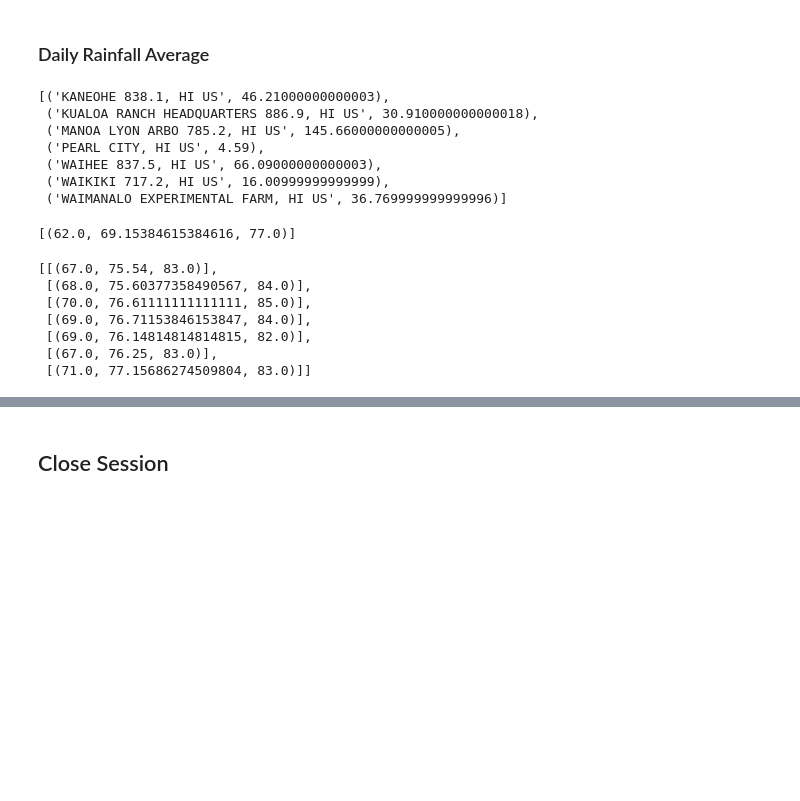
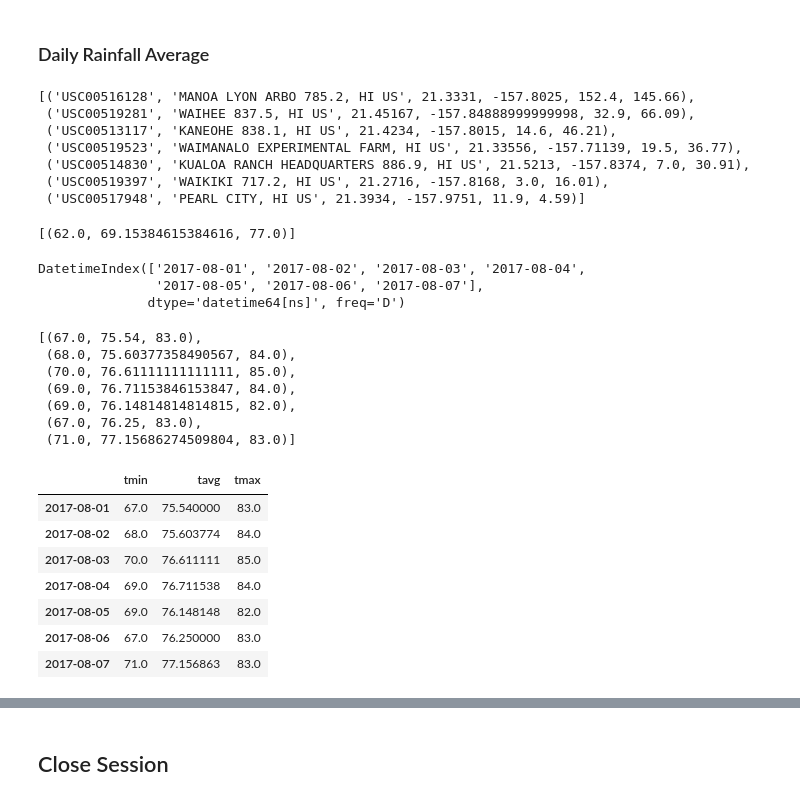
Before and after one commit to githotirado/sqlalchemy-challenge, a Jupyter notebook: temp_analysis_bonus_2_starter.ipynb, the cells around one changed output, grey strips where cells are left out. Saved outputs shown, nothing was run; the diff lists cells and outputs as text; code cells hidden in the pictures; blank space fills up the shorter version.

```diff
--- a/temp_analysis_bonus_2_starter.ipynb
+++ b/temp_analysis_bonus_2_starter.ipynb
@@ -86,21 +86,27 @@ plt.show()
 # Calculate the total amount of rainfall per weather station for your trip dates using the previous year's
 # matching dates.
 # Sort this in descending order by precipitation amount and list the station, name, latitude, longitude, and elevation
-(session.query(Station.name, func.sum(Measurement.prcp))
+(session.query(Station.station,
+               Station.name,
+               Station.latitude,
+               Station.longitude,
+               Station.elevation,
+               func.round(func.sum(Measurement.prcp), 2))
         .filter(Station.station == Measurement.station)
         .filter(Measurement.date >= year_start)
         .filter(Measurement.date <= year_end)
         .group_by(Measurement.station)
+        .order_by(func.sum(Measurement.prcp).desc())
         .all()
 )
 # %% [output]
-[('KANEOHE 838.1, HI US', 46.21000000000003),
- ('KUALOA RANCH HEADQUARTERS 886.9, HI US', 30.910000000000018),
- ('MANOA LYON ARBO 785.2, HI US', 145.66000000000005),
- ('PEARL CITY, HI US', 4.59),
- ('WAIHEE 837.5, HI US', 66.09000000000003),
- ('WAIKIKI 717.2, HI US', 16.00999999999999),
- ('WAIMANALO EXPERIMENTAL FARM, HI US', 36.769999999999996)]
+[('USC00516128', 'MANOA LYON ARBO 785.2, HI US', 21.3331, -157.8025, 152.4, 145.66),
+ ('USC00519281', 'WAIHEE 837.5, HI US', 21.45167, -157.84888999999998, 32.9, 66.09),
+ ('USC00513117', 'KANEOHE 838.1, HI US', 21.4234, -157.8015, 14.6, 46.21),
+ ('USC00519523', 'WAIMANALO EXPERIMENTAL FARM, HI US', 21.33556, -157.71139, 19.5, 36.77),
+ ('USC00514830', 'KUALOA RANCH HEADQUARTERS 886.9, HI US', 21.5213, -157.8374, 7.0, 30.91),
+ ('USC00519397', 'WAIKIKI 717.2, HI US', 21.2716, -157.8168, 3.0, 16.01),
+ ('USC00517948', 'PEARL CITY, HI US', 21.3934, -157.9751, 11.9, 4.59)]
 # %%
 # Use this function to calculate the daily normals
 # (i.e. the averages for tmin, tmax, and tavg for all historic data matching a specific month and day)
@@ -123,33 +129,49 @@ def daily_normals(date):
 daily_normals("01-01")
 # %% [output]
 [(62.0, 69.15384615384616, 77.0)]
+# %%
+# calculate the daily normals for your trip
+# push each tuple of calculations into a list called `normals`
+
+# Set the start and end date of the trip
+start_date = '2017-08-01'
+end_date = '2017-08-07'
+
+# Use the start and end date to create a range of dates
+days_range = pd.date_range(start_date, end_date)
+days_range
+# %% [output]
+DatetimeIndex(['2017-08-01', '2017-08-02', '2017-08-03', '2017-08-04',
+               '2017-08-05', '2017-08-06', '2017-08-07'],
+              dtype='datetime64[ns]', freq='D')
 # %%
-# calculate the daily normals for your trip
-# push each tuple of calculations into a list called `normals`
-
-# Set the start and end date of the trip
-start_date = '2017-08-01'
-end_date = '2017-08-07'
-
-# Use the start and end date to create a range of dates
-days_range = pd.date_range(start_date, end_date)
-
 # Strip off the year and save a list of strings in the format %m-%d
 list_of_dates = [i.strftime("%m-%d") for i in days_range]
 
 # Use the `daily_normals` function to calculate the normals for each date string
 # and append the results to a list called `normals`.
-normals = [daily_normals(i) for i in list_of_dates]
+normals = [daily_normals(i)[0] for i in list_of_dates]
 normals
 # %% [output]
-[[(67.0, 75.54, 83.0)],
- [(68.0, 75.60377358490567, 84.0)],
- [(70.0, 76.61111111111111, 85.0)],
- [(69.0, 76.71153846153847, 84.0)],
- [(69.0, 76.14814814814815, 82.0)],
- [(67.0, 76.25, 83.0)],
- [(71.0, 77.15686274509804, 83.0)]]
+[(67.0, 75.54, 83.0),
+ (68.0, 75.60377358490567, 84.0),
+ (70.0, 76.61111111111111, 85.0),
+ (69.0, 76.71153846153847, 84.0),
+ (69.0, 76.14814814814815, 82.0),
+ (67.0, 76.25, 83.0),
+ (71.0, 77.15686274509804, 83.0)]
 # %%
 # Load the previous query results into a Pandas DataFrame and add the `trip_dates` range as the `date` index
+daily_normals_df = pd.DataFrame(normals, columns=["tmin", "tavg", "tmax"], index=days_range)
+daily_normals_df
+# %% [output]
+|  | tmin | tavg | tmax |
+| 2017-08-01 | 67.0 | 75.540000 | 83.0 |
+| 2017-08-02 | 68.0 | 75.603774 | 84.0 |
+| 2017-08-03 | 70.0 | 76.611111 | 85.0 |
+| 2017-08-04 | 69.0 | 76.711538 | 84.0 |
+| 2017-08-05 | 69.0 | 76.148148 | 82.0 |
+| 2017-08-06 | 67.0 | 76.250000 | 83.0 |
+| 2017-08-07 | 71.0 | 77.156863 | 83.0 |
 # %%
 # Plot the daily normals as an area plot with `stacked=False`
```
Also changed, not shown: parts of 2 cells of this notebook, 1 other file.
